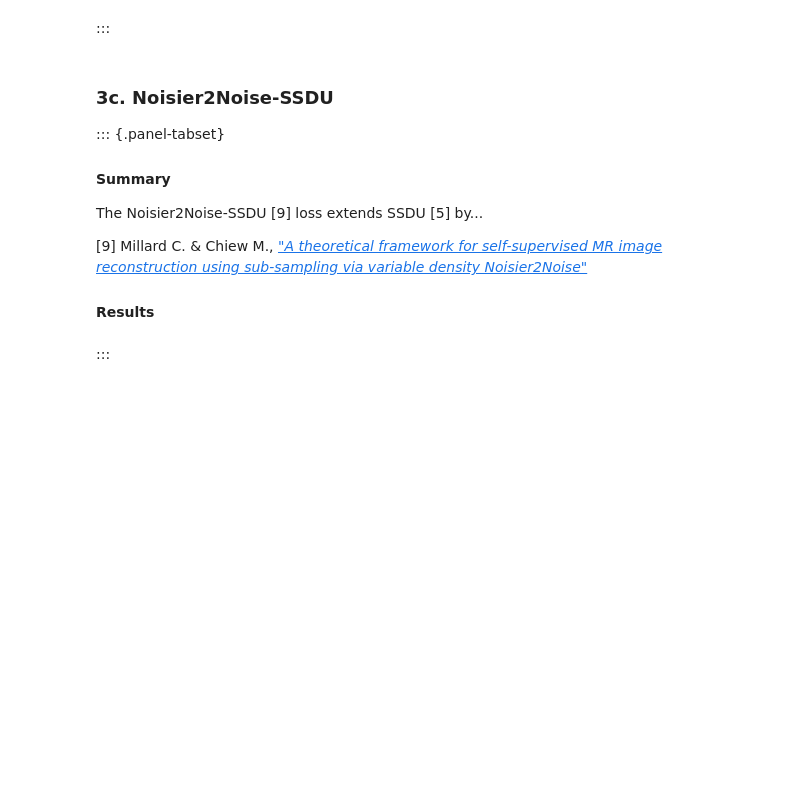
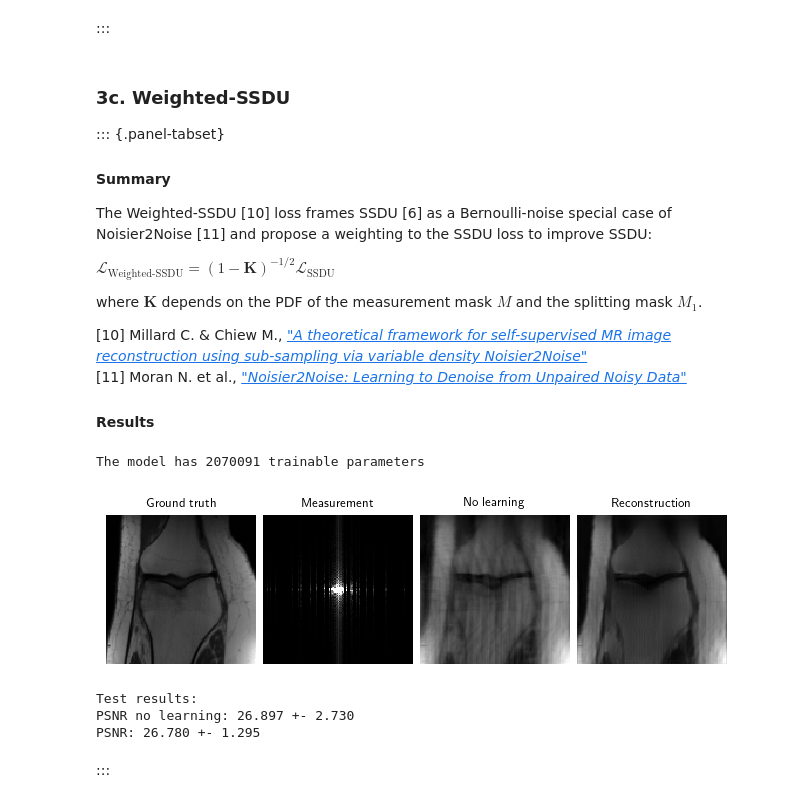
Before and after one commit to Andrewwango/deepinv-selfsup-fastmri, a Jupyter notebook: demo.ipynb, the cells around one changed output. Cells and saved outputs as stored; diff of their text form; code cells hidden in the pictures; blank space fills up the shorter version.

Commit message:
rename noisier2noise to weighted; update demo; render; upload pretrained weighted-ssdu

```diff
--- a/demo.ipynb
+++ b/demo.ipynb
@@ -366,14 +370,19 @@ PSNR: 26.282 +- 2.030
 # %% [markdown]
 :::
 # %% [markdown]
-### 3c. Noisier2Noise-SSDU
+### 3c. Weighted-SSDU
 
 ::: {.panel-tabset}
 
 #### Summary
 
-The Noisier2Noise-SSDU [9] loss extends SSDU [5] by...
+The Weighted-SSDU [10] loss frames SSDU [6] as a Bernoulli-noise special case of Noisier2Noise [11] and propose a weighting to the SSDU loss to improve SSDU:
 
-[9] Millard C. & Chiew M., [_"A theoretical framework for self-supervised MR image reconstruction using sub-sampling via variable density Noisier2Noise"_](https://arxiv.org/abs/2205.10278)
+$\mathcal{L}_\text{Weighted-SSDU}=(1-\mathbf{K})^{-1/2}\mathcal{L}_\text{SSDU}$
+
+where $\mathbf{K}$ depends on the PDF of the measurement mask $M$ and the splitting mask $M_1$.
+
+[10] Millard C. & Chiew M., [_"A theoretical framework for self-supervised MR image reconstruction using sub-sampling via variable density Noisier2Noise"_](https://arxiv.org/abs/2205.10278)
+[11] Moran N. et al., [_"Noisier2Noise: Learning to Denoise from Unpaired Noisy Data"_](https://arxiv.org/abs/1910.11908)
 
 #### Results
@@ -382,13 +389,27 @@ loss = ...
+# %%
+split_generator = dinv.physics.generator.GaussianMaskGenerator(img_size=(128, 128), acceleration=2, rng=rng, device=device)
+
+loss = dinv.loss.WeightedSplittingLoss(
+    mask_generator=dinv.physics.generator.MultiplicativeSplittingMaskGenerator((1, 128, 128), split_generator),
+    pdf={"omega": physics_generator.get_pdf(), "lambda": split_generator.get_pdf()}
+)
 # %%
 # Set epochs > 0 to train the model
 trainer = train(loss, epochs=0)
+# %% [output]
+The model has 2070091 trainable parameters
 # %%
 # Load pretrained model for 50 epochs, test on test dataset, and save sample reconstruction
-trainer.load_model("models/pretrained/noisier2noise-ssdu.pth.tar")
+trainer.load_model("models/pretrained/weighted-ssdu.pth.tar")
 
-results["noisier2noise-ssdu"] = trainer.test(test_dataloader)
+results["weighted-ssdu"] = trainer.test(test_dataloader)
 
 physics.update_parameters(**params)
-results["noisier2noise-ssdu"]["sample"] = trainer.model(y, physics)
+results["weighted-ssdu"]["sample"] = trainer.model(y, physics)
+# %% [output]
+[figure, added]
+Test results:
+PSNR no learning: 26.897 +- 2.730
+PSNR: 26.780 +- 1.295
 # %% [markdown]
 :::
```
Also changed, not shown: parts of 12 cells of this notebook, 8 other files.
